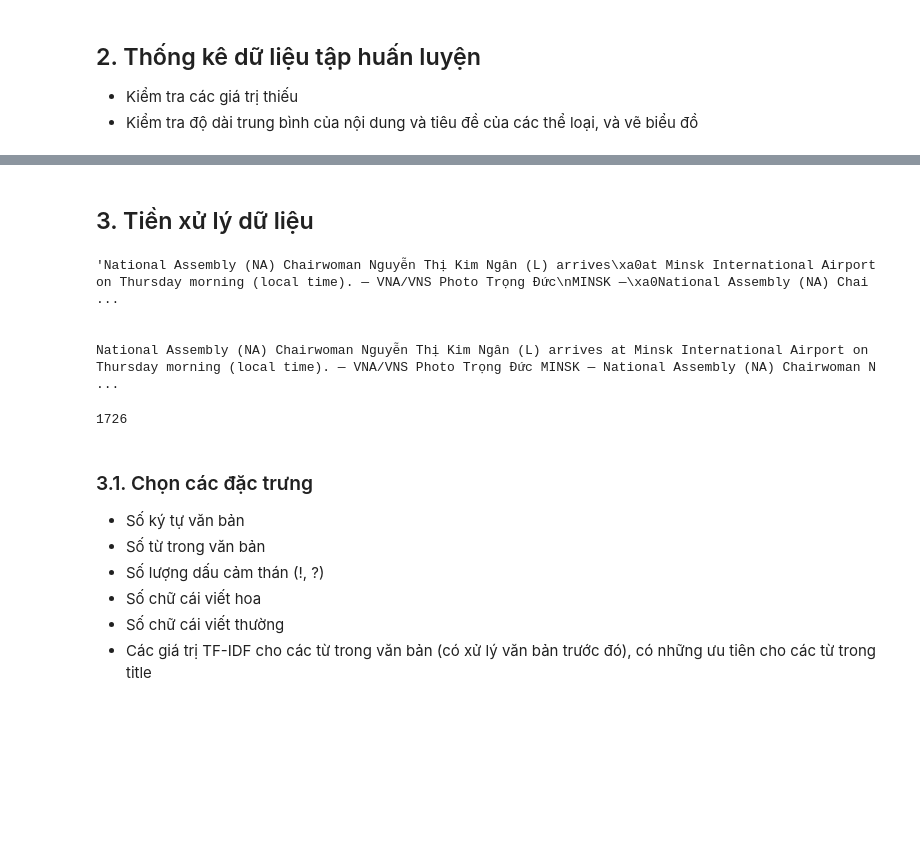
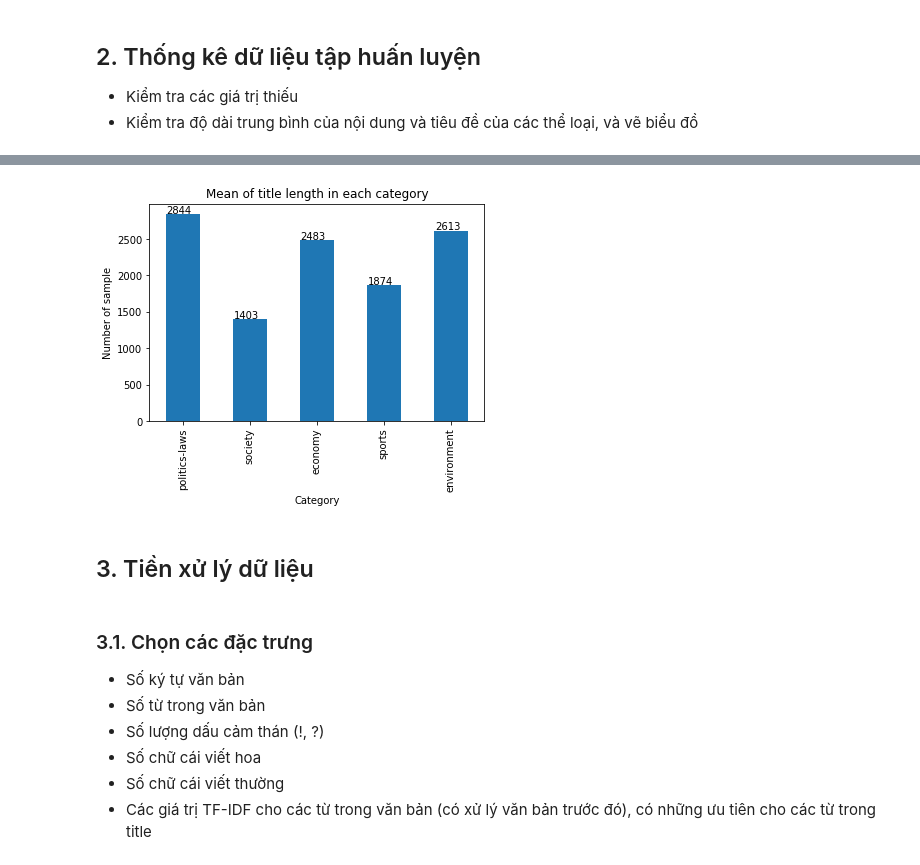
Before and after one commit to tuandoan998/DS_Final_Project, a Jupyter notebook: scripts/pipe_line.ipynb, the cells around one changed output, grey strips where cells are left out. Drawn from its saved outputs; the diff is of its cells as text; code cells hidden in the pictures; blank space fills up the shorter version.

```diff
--- a/scripts/pipe_line.ipynb
+++ b/scripts/pipe_line.ipynb
@@ -75,0 +105,13 @@ X_df.describe()
+# %%
+display_sr = pd.Series()
+for i,label in enumerate(data_df['label'].unique()):
+    display_sr.at[label_name[i]] = data_df.loc[data_df['label'] == label]['text'].str.len().mean()
+
+ax = display_sr.plot(kind='bar')
+ax.set_xlabel('Category')
+ax.set_ylabel('Number of sample')
+ax.set_title('Mean of title length in each category')
+
+value_to_top_bar(ax)
+# %% [output]
+[figure, added]
@@ -102,20 +147,6 @@ class RemoveIrrelevant(BaseEstimator, TransformerMixin):
         transform_X_df['title'] = transform_X_df['title'].apply(lambda x: self.clean_str(x))
         transform_X_df['text'] = transform_X_df['text'].apply(lambda x: self.clean_str(x))
         return transform_X_df
-# %%
-# TEST CELL
-pl = RemoveIrrelevant()
-transform_X = pl.transform(X_df)
-print(X_df['text'][5])
-print('\n')
-print(transform_X['text'][5])
-len(transform_X['text'][5])
-# %% [output]
-'National Assembly (NA) Chairwoman Nguyễn Thị Kim Ngân (L) arrives\xa0at Minsk International Airport on Thursday morning (local time). — VNA/VNS Photo Trọng Đức\nMINSK —\xa0National Assembly (NA) Chai ...
-
-
-National Assembly (NA) Chairwoman Nguyễn Thị Kim Ngân (L) arrives at Minsk International Airport on Thursday morning (local time). — VNA/VNS Photo Trọng Đức MINSK — National Assembly (NA) Chairwoman N ...
-1726
 # %% [markdown]
 ### 3.1.  Chọn các đặc trưng
 + Số ký tự văn bản
```
Also changed, not shown: parts of 30 cells of this notebook, 7 other files.
